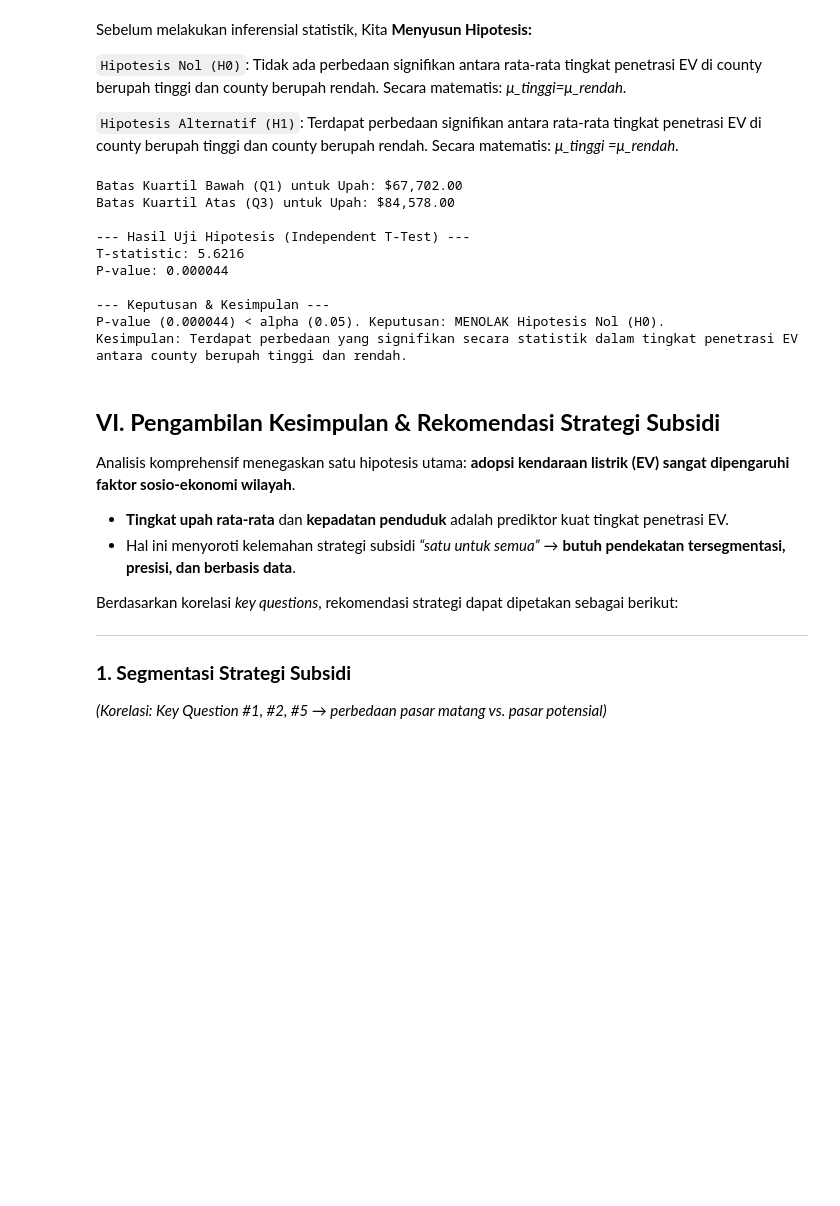
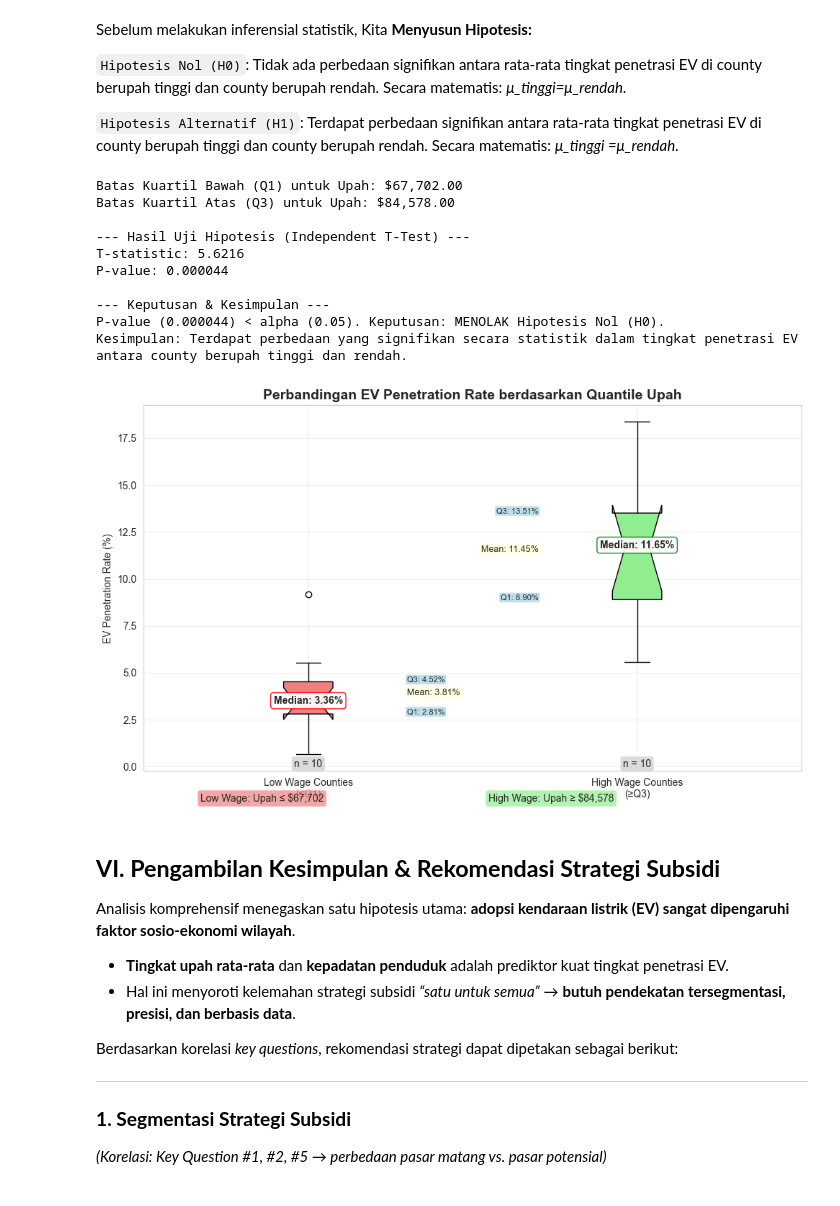
Before and after one commit to CODA-Assignment-Bay/final-project-coda-008-rmt-group-1, a Jupyter notebook: Data_analyst.ipynb, the cells around one changed output. Cells and saved outputs as stored; diff of their text form; code cells hidden in the pictures; blank space fills up the shorter version.

```diff
--- a/Data_analyst.ipynb
+++ b/Data_analyst.ipynb
@@ -520,6 +520,7 @@ Sebelum melakukan inferensial statistik, Kita **Menyusun Hipotesis:**
 # %%
 # Pastikan library sudah di-import di sel sebelumnya
 from scipy.stats import ttest_ind
+import matplotlib.pyplot as plt
 
 # ---- Mulai dari sini ----
 # Asumsi df_analysis sudah ada dan siap digunakan
@@ -540,34 +541,97 @@ high_wage_counties = df_analysis[df_analysis['avg_wage'] >= q3_wage]
 # Menggunakan nama kolom 'ev_penetration_rate'
 penetration_low_wage = low_wage_counties['ev_penetration_rate']
 penetration_high_wage = high_wage_counties['ev_penetration_rate']
 
 # 3. Melakukan Independent T-Test
 t_stat, p_value = ttest_ind(penetration_high_wage, penetration_low_wage, equal_var=False)
 
 # 4. Menampilkan hasil dan menarik kesimpulan
 print("--- Hasil Uji Hipotesis (Independent T-Test) ---")
 print(f"T-statistic: {t_stat:.4f}")
 print(f"P-value: {p_value:.6f}\n")
 
 alpha = 0.05
 print("--- Keputusan & Kesimpulan ---")
 if p_value < alpha:
     print(f"P-value ({p_value:.6f}) < alpha ({alpha}). Keputusan: MENOLAK Hipotesis Nol (H0).")
     print("Kesimpulan: Terdapat perbedaan yang signifikan secara statistik dalam tingkat penetrasi EV antara county berupah tinggi dan rendah.")
 else:
-    print(f"P-value ({p_value:.6f}) >= alpha ({alpha}). Keputusan: GAGAL MENOLAK Hipotesis Nol (H0).")
+    print(f"P-value ({p_value:.6f}) >= alpha ({alpha}). Keputusan: GAGAL MENOLAK Hipotesis Nul (H0).")
     print("Kesimpulan: Tidak terdapat perbedaan yang signifikan secara statistik dalam tingkat penetrasi EV antara county berupah tinggi dan rendah.")
+
+# 5. VISUALISASI - Box Plot Representasi Kedua Quantile
+plt.figure(figsize=(10, 6))
+
+# Box Plot Comparison: EV Penetration Rate by Wage Groups
+data_to_plot = [penetration_low_wage, penetration_high_wage]
+labels = ['Low Wage Counties\n(≤Q1)', 'High Wage Counties\n(≥Q3)']
+box_plot = plt.boxplot(data_to_plot, labels=labels, patch_artist=True, notch=True)
+
+# Mewarnai box plots
+colors = ['lightcoral', 'lightgreen']
+for patch, color in zip(box_plot['boxes'], colors):
+    patch.set_facecolor(color)
+
+plt.title('Perbandingan EV Penetration Rate berdasarkan Quantile Upah', fontweight='bold', fontsize=14)
+plt.ylabel('EV Penetration Rate (%)')
+
+# Menambahkan label nilai penting pada masing-masing quantile
+low_median = penetration_low_wage.median()
+high_median = penetration_high_wage.median()
+low_mean = penetration_low_wage.mean()
+high_mean = penetration_high_wage.mean()
+low_q1 = penetration_low_wage.quantile(0.25)
+low_q3 = penetration_low_wage.quantile(0.75)
+high_q1 = penetration_high_wage.quantile(0.25)
+high_q3 = penetration_high_wage.quantile(0.75)
+
+# Label untuk Low Wage Group
+plt.text(1, low_median, f'Median: {low_median:.2f}%', ha='center', fontsize=10, fontweight='bold',
+         bbox=dict(boxstyle="round,pad=0.3", facecolor="white", alpha=0.9, edgecolor='red'))
+plt.text(1.3, low_mean, f'Mean: {low_mean:.2f}%', ha='left', fontsize=9,
+         bbox=dict(boxstyle="round,pad=0.3", facecolor="lightyellow", alpha=0.8))
+plt.text(1.3, low_q1, f'Q1: {low_q1:.2f}%', ha='left', fontsize=8,
+         bbox=dict(boxstyle="round,pad=0.2", facecolor="lightblue", alpha=0.8))
+plt.text(1.3, low_q3, f'Q3: {low_q3:.2f}%', ha='left', fontsize=8,
+         bbox=dict(boxstyle="round,pad=0.2", facecolor="lightblue", alpha=0.8))
+
+# Label untuk High Wage Group
+plt.text(2, high_median, f'Median: {high_median:.2f}%', ha='center', fontsize=10, fontweight='bold',
+         bbox=dict(boxstyle="round,pad=0.3", facecolor="white", alpha=0.9, edgecolor='green'))
+plt.text(1.7, high_mean, f'Mean: {high_mean:.2f}%', ha='right', fontsize=9,
+         bbox=dict(boxstyle="round,pad=0.3", facecolor="lightyellow", alpha=0.8))
+plt.text(1.7, high_q1, f'Q1: {high_q1:.2f}%', ha='right', fontsize=8,
+         bbox=dict(boxstyle="round,pad=0.2", facecolor="lightblue", alpha=0.8))
+plt.text(1.7, high_q3, f'Q3: {high_q3:.2f}%', ha='right', fontsize=8,
+         bbox=dict(boxstyle="round,pad=0.2", facecolor="lightblue", alpha=0.8))
+
+# Menambahkan informasi jumlah data
+plt.text(1, plt.ylim()[0] + 0.2, f'n = {len(penetration_low_wage)}', ha='center', fontsize=10,
+         bbox=dict(boxstyle="round,pad=0.3", facecolor="lightgray", alpha=0.8))
+plt.text(2, plt.ylim()[0] + 0.2, f'n = {len(penetration_high_wage)}', ha='center', fontsize=10,
+         bbox=dict(boxstyle="round,pad=0.3", facecolor="lightgray", alpha=0.8))
+
+# Menambahkan informasi batas quantile upah
+plt.figtext(0.15, 0.02, f'Low Wage: Upah ≤ ${q1_wage:,.0f}', fontsize=10,
+            bbox=dict(boxstyle="round,pad=0.3", facecolor="lightcoral", alpha=0.7))
+plt.figtext(0.55, 0.02, f'High Wage: Upah ≥ ${q3_wage:,.0f}', fontsize=10,
+            bbox=dict(boxstyle="round,pad=0.3", facecolor="lightgreen", alpha=0.7))
+
+plt.grid(True, alpha=0.3)
+plt.tight_layout()
+plt.show()
 # %% [output]
 Batas Kuartil Bawah (Q1) untuk Upah: $67,702.00
 Batas Kuartil Atas (Q3) untuk Upah: $84,578.00
 
 --- Hasil Uji Hipotesis (Independent T-Test) ---
 T-statistic: 5.6216
 P-value: 0.000044
 
 --- Keputusan & Kesimpulan ---
 P-value (0.000044) < alpha (0.05). Keputusan: MENOLAK Hipotesis Nol (H0).
 Kesimpulan: Terdapat perbedaan yang signifikan secara statistik dalam tingkat penetrasi EV antara county berupah tinggi dan rendah.
+[figure, added]
 # %% [markdown]
 ## **VI. Pengambilan Kesimpulan & Rekomendasi Strategi Subsidi**
 
```
